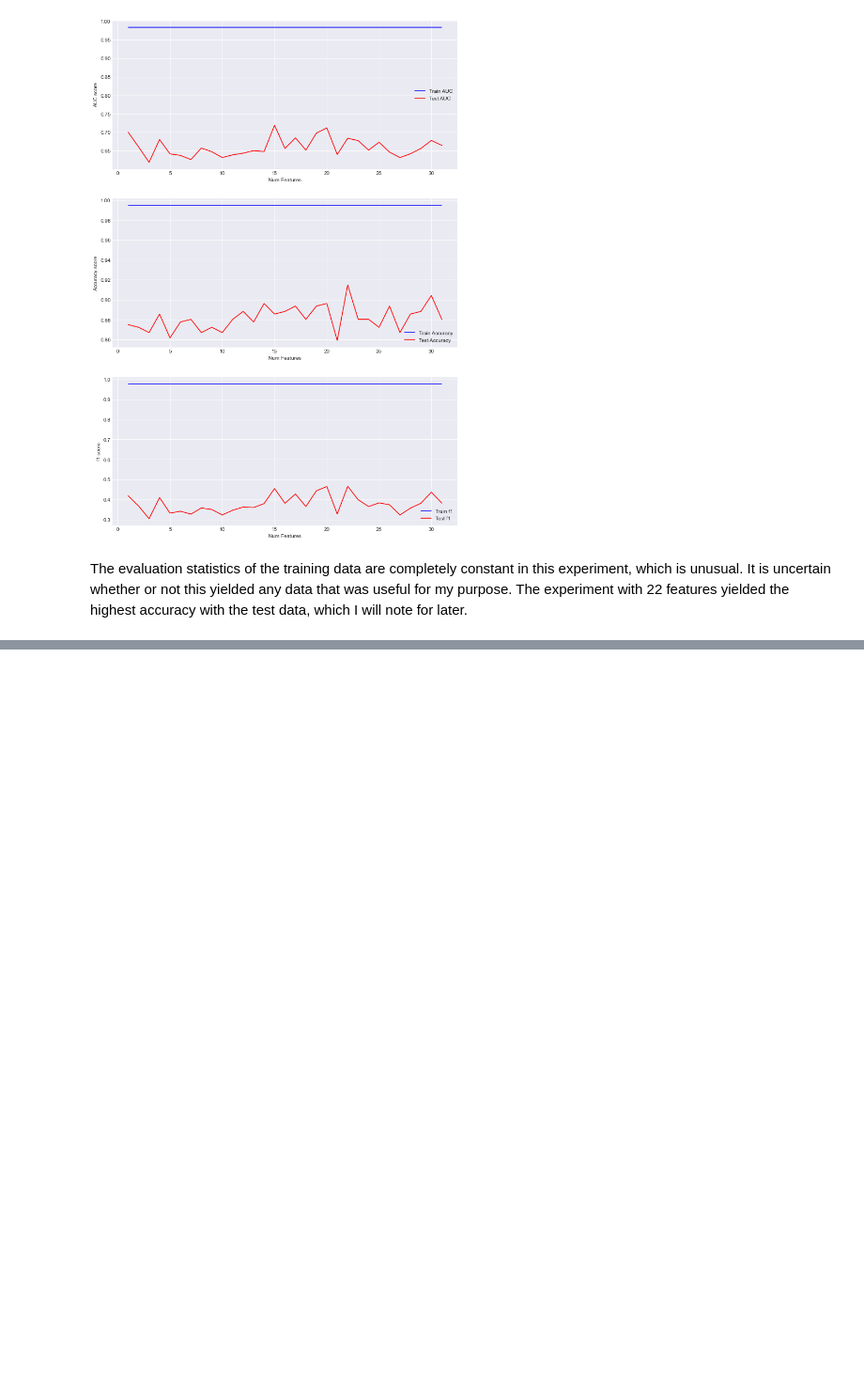
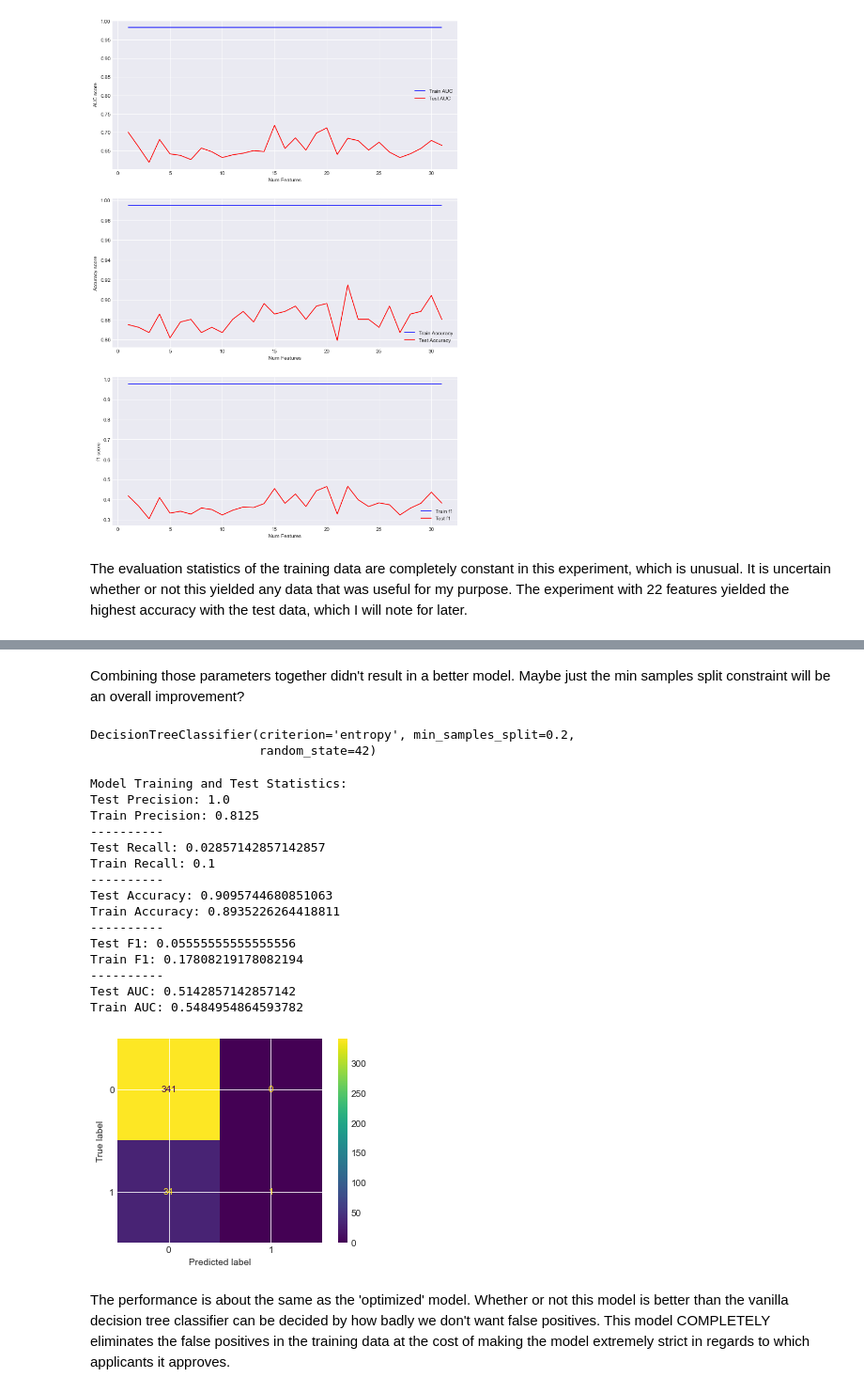
Before and after one commit to Davidkeebler/Credit_Card_Approvals_and_Denials_Prediction, a Jupyter notebook: Untitled.ipynb, the cells around one changed output, grey strips where cells are left out. Shown at 94% size. Saved outputs shown, nothing was run; the diff lists cells and outputs as text; code cells hidden in the pictures; blank space fills up the shorter version.

```diff
--- a/Untitled.ipynb
+++ b/Untitled.ipynb
@@ -632,0 +742,29 @@ The evaluation statistics of the training data are completely constant in this e
+# %% [markdown]
+Combining those parameters together didn't result in a better model. Maybe just the min samples split constraint will be an overall improvement?
+# %%
+sample_split_tree = DecisionTreeClassifier(random_state=SEED, criterion='entropy', min_samples_split=0.2)
+sample_split_tree.fit(X_train, y_train)
+# %% [output]
+DecisionTreeClassifier(criterion='entropy', min_samples_split=0.2,
+                       random_state=42)
+# %%
+model_eval_tree(sample_split_tree, X_train, X_test, y_train, y_test)
+# %% [output]
+Model Training and Test Statistics:
+Test Precision: 1.0
+Train Precision: 0.8125
+----------
+Test Recall: 0.02857142857142857
+Train Recall: 0.1
+----------
+Test Accuracy: 0.9095744680851063
+Train Accuracy: 0.8935226264418811
+----------
+Test F1: 0.05555555555555556
+Train F1: 0.17808219178082194
+----------
+Test AUC: 0.5142857142857142
+Train AUC: 0.5484954864593782
+[figure, added]
+# %% [markdown]
+The performance is about the same as the 'optimized' model. Whether or not this model is better than the vanilla decision tree classifier can be decided by how badly we don't want false positives. This model COMPLETELY eliminates the false positives in the training data at the cost of making the model extremely strict in regards to which applicants it approves.
```
Also changed, not shown: parts of 7 cells of this notebook.
